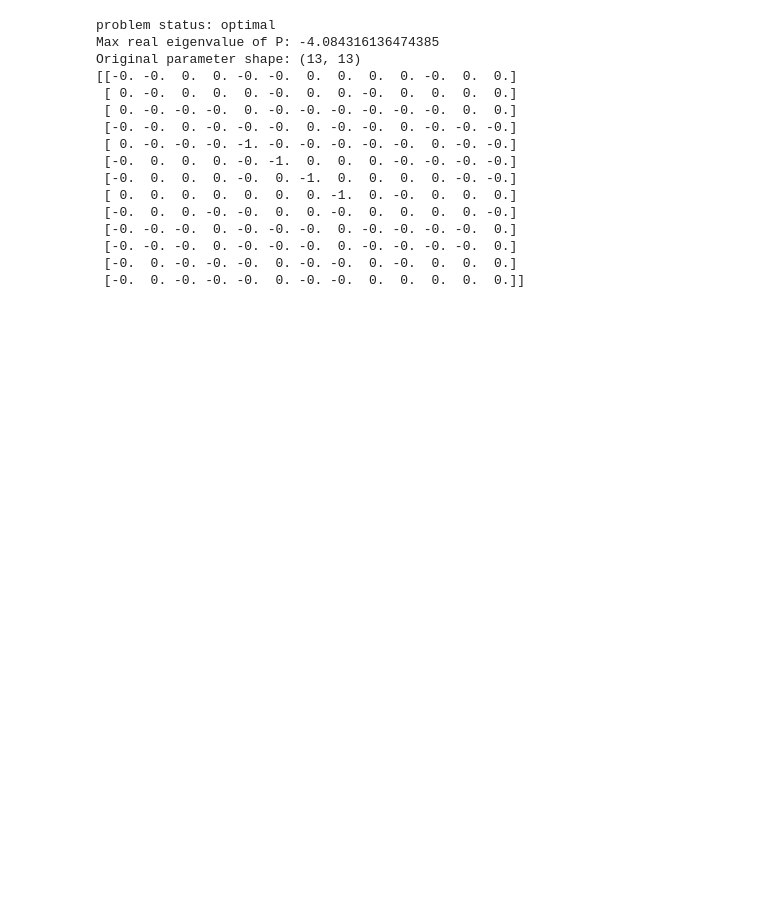
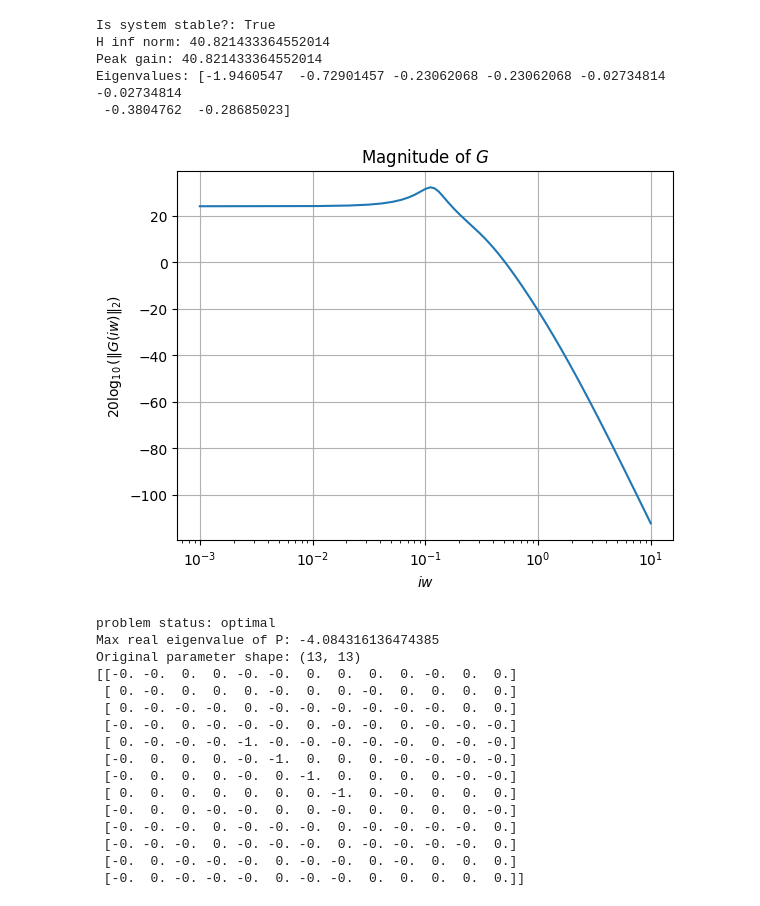
Before and after one commit to Dany-L/statesim, a Jupyter notebook: scripts/notebooks/feasibility_test.ipynb, the cells around one changed output. Saved outputs shown, nothing was run; the diff lists cells and outputs as text; code cells hidden in the pictures; blank space fills up the shorter version.

```diff
--- a/scripts/notebooks/feasibility_test.ipynb
+++ b/scripts/notebooks/feasibility_test.ipynb
@@ -68,3 +68,25 @@ NameError: name 'nx' is not defined
+# %%
+system = CoupledMsd()
+A_sym, B_sym = system.get_linearization()
+A_c, B_c = system.evaluate_linearization(
+    A_sym=A_sym,
+    B_sym=B_sym,
+    x_bar=np.zeros(shape=(8, 1)),
+    u_bar=np.array([[0]]),
+)
+C_c = np.zeros(shape=(1, 8))
+C_c[0, -2] = 1
+D_c = 0
+ana = SystemAnalysisContinuous(system=(A_c, B_c, C_c, D_c))
+ana.plot_magnitude()
+ana.analysis()
+# %% [output]
+Is system stable?: True
+H inf norm: 40.821433364552014
+Peak gain: 40.821433364552014
+Eigenvalues: [-1.9460547  -0.72901457 -0.23062068 -0.23062068 -0.02734814 -0.02734814
+ -0.3804762  -0.28685023]
+[figure, added]
 # %%
 # exponential stability no performance channel
 X = cp.Variable(shape=(nx, nx), name='X')
```
Also changed, not shown: parts of 3 cells of this notebook, 5 other files.
